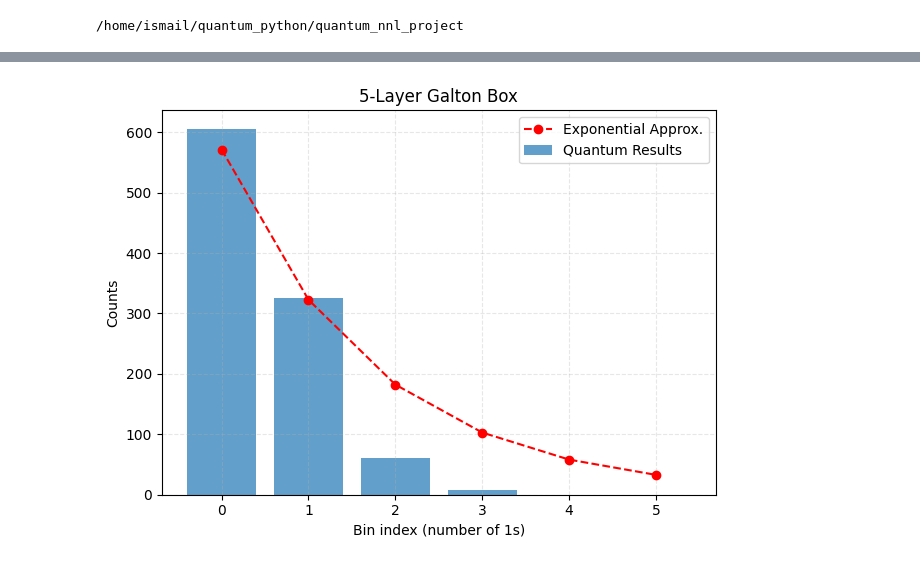
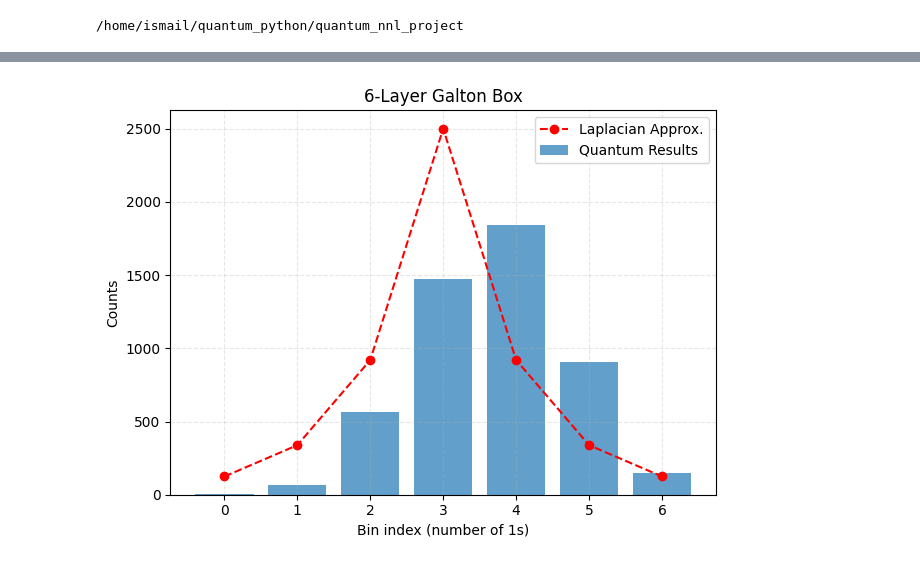
Before and after one commit to ismail-mehmood/quantum_nnl_project, a Jupyter notebook: notebooks/modified_distribution_boxes.ipynb, the cells around one changed output, grey strips where cells are left out. Cells and saved outputs as stored; diff of their text form; code cells hidden in the pictures.

Commit message:
[ismail] feat(minimise function for exponential and laplace distributions)

```diff
--- a/notebooks/modified_distribution_boxes.ipynb
+++ b/notebooks/modified_distribution_boxes.ipynb
@@ -7,3 +18,5 @@ print(os.getcwd())
 # %%
 from src.exponential_box import *
 from utils.plot_utils import *
+# %%
+res = optimise_layerwise(n=6, target="laplace", decay=1.2, shots=1000)
@@ -10,5 +38,5 @@ from utils.plot_utils import *
 # %%
-bin_counts = biased_galton_n_layer(n=5, initial_theta=np.pi, decay_factor=4.0)
-plot_bins(bin_counts, n=5, shots=1000, overlay="exponential")
+bin_counts = biased_galton_n_layer(n=6, shots=5000, thetas=res[0])
+plot_bins(bin_counts, n=6, shots=5000, overlay="laplace", scale=1.0)
 # %% [output]
-[figure, old version]
+[figure, new version]
```
Also changed, not shown: parts of 2 cells of this notebook, 2 other files.
